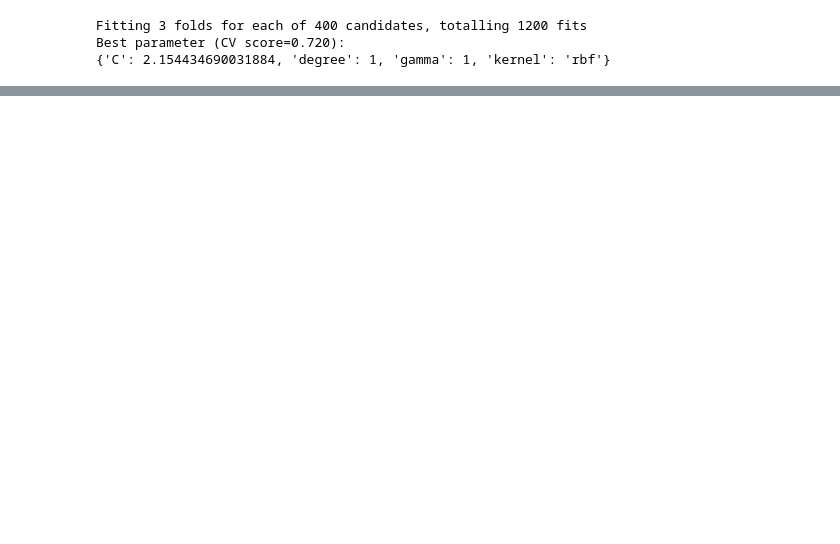
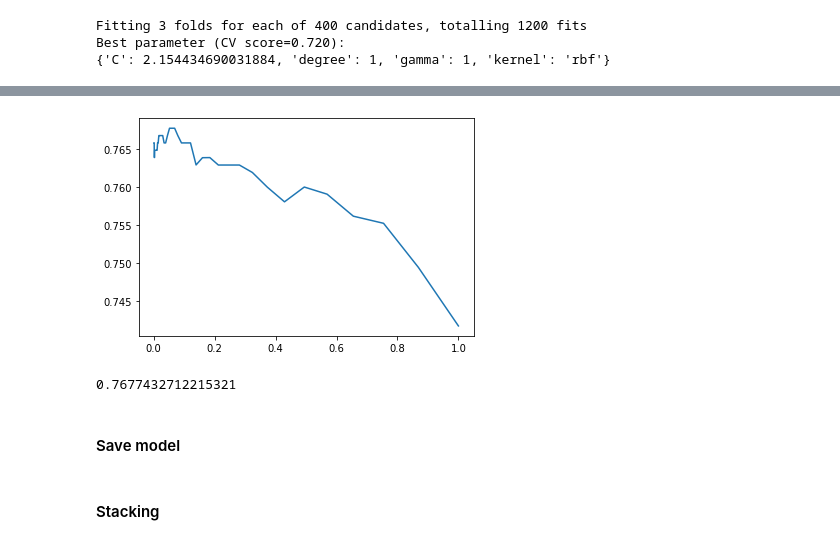
Before and after one commit to irenechang1510/indian-cuisine-EDA, a Jupyter notebook: analysis.ipynb, the cells around one changed output, grey strips where cells are left out. Cells and saved outputs as stored; diff of their text form; code cells hidden in the pictures; blank space fills up the shorter version.

```diff
--- a/analysis.ipynb
+++ b/analysis.ipynb
@@ -955,0 +902,21 @@ Best parameter (CV score=0.720):
+# %%
+x_train_fs, fs = select_features_chi2(X_resampled, y_resampled, k_val=60)
+# %%
+acc = []
+alpha = np.logspace(-3, 0, 50)
+for a in alpha:
+    mulb = MultinomialNB(alpha=a)
+    # alpha=0.0517947467923121
+    scores = evaluate_model(x_train_fs, y_resampled, mulb)
+    acc.append(mean(scores))
+
+plt.plot(alpha, acc)
+plt.show()
+# %% [output]
+[figure, added]
+# %%
+max(acc)
+# %% [output]
+0.7677432712215321
+# %% [markdown]
+#### Save model
@@ -955,0 +935,2 @@ Best parameter (CV score=0.720):
+# %% [markdown]
+#### Stacking
```
Also changed, not shown: parts of 61 cells of this notebook.
